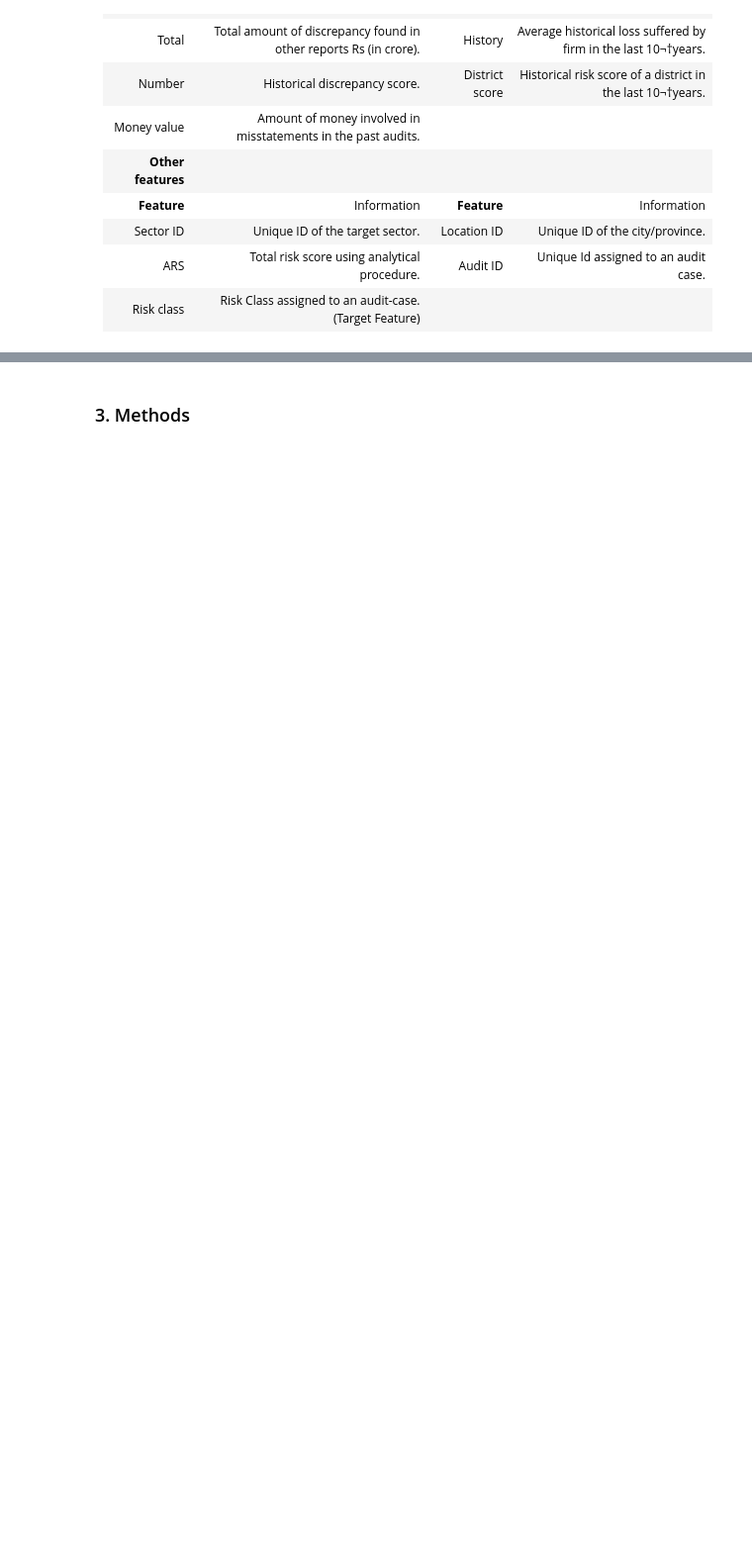
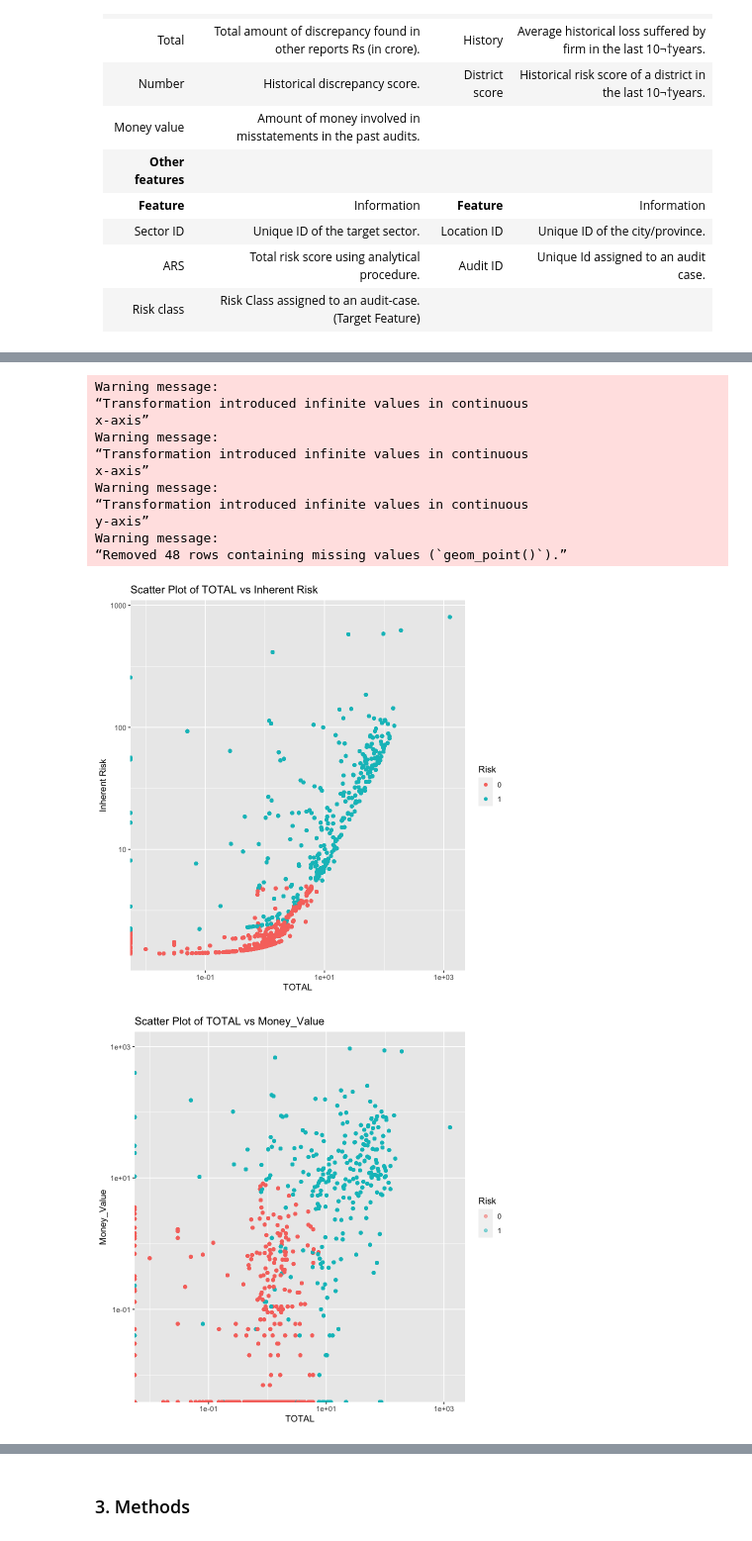
Before and after one commit to montajesaj1/DSCI100-G27, a Jupyter notebook: Project Proposal.ipynb, the cells around one changed output, grey strips where cells are left out. Shown at 99% size. Drawn from its saved outputs; the diff is of its cells as text; code cells hidden in the pictures; blank space fills up the shorter version.

Commit message:
Did some EDA, created 3 new graphs

```diff
--- a/Project Proposal.ipynb
+++ b/Project Proposal.ipynb
@@ -50,7 +50,7 @@ The dataset aims to aid in the auditing process, by providing insight into wheth
 | Risk class            | Risk Class assigned to an audit-case. (Target Feature)                                              |                      |                                                                                           |
 # %%
 audit <- read_csv("audit_data/audit_risk.csv")
-audit <- audit |> mutate(Risk = as.factor(Risk), LOCATION_ID = as.factor(LOCATION_ID), History = as.factor(History))
+audit <- audit |> mutate(Risk = as.factor(Risk), LOCATION_ID = as.factor(LOCATION_ID))
 head(audit)
 # %% [output]
 New names:
@@ -105,0 +76,9 @@ Warning message:
+# %%
+# Tidying the Data
+
+audit_tidy <- audit |>
+  pivot_longer(cols = starts_with("PARA_"), names_to = "discrepancy", values_to = "discrepancy_value") |>
+  pivot_longer(cols = starts_with("Score_"), names_to = "score_variable", values_to = "score_value") |>
+  pivot_longer(cols = starts_with("Risk_"), names_to = "risk_variable", values_to = "risk_value")
+
+head(audit_tidy)
@@ -105,0 +132,45 @@ Warning message:
+# %%
+feature_plot1 <- audit_tidy |> ggplot(aes(x = TOTAL, y = Inherent_Risk, color = Risk)) + geom_point() + scale_x_log10() + scale_y_log10() +
+    ggtitle('Scatter Plot of TOTAL vs Inherent Risk') +
+    xlab('TOTAL') +
+    ylab('Inherent Risk')
+
+feature_plot1
+
+feature_plot2 <- ggplot(audit_tidy, aes(x = TOTAL, y = Money_Value)) +
+  geom_point(aes(color = Risk), alpha = 0.5) +
+  scale_x_log10() + scale_y_log10() +
+  ggtitle('Scatter Plot of TOTAL vs Money_Value') +
+  xlab('TOTAL') +
+  ylab('Money_Value')
+
+feature_plot2
+
+feature_plot3 <- audit_tidy |>
+  group_by(LOCATION_ID, Risk) |>
+  summarise(count = n(), .groups = "drop") |>
+  group_by(LOCATION_ID) |>
+  mutate(total = sum(count), risk_ordered = total * as.numeric(Risk)) |>
+  ungroup() |>
+  mutate(LOCATION_ID = reorder(LOCATION_ID, risk_ordered)) |>
+  ggplot(aes(y = LOCATION_ID, x = count, fill = Risk)) +
+    geom_bar(stat = "identity", position = "dodge") +
+    ggtitle("Bar Chart of Location ID by Risk") +
+    ylab("Location ID") +
+    xlab("Count")
+
+feature_plot3
+# %% [output]
+Warning message:
+“Transformation introduced infinite values in continuous
+x-axis”
+Warning message:
+“Transformation introduced infinite values in continuous
+x-axis”
+Warning message:
+“Transformation introduced infinite values in continuous
+y-axis”
+Warning message:
+“Removed 48 rows containing missing values (`geom_point()`).”
+[figure, added]
+[figure, added]
```
Also changed, not shown: parts of 8 cells of this notebook, 2 other files.
